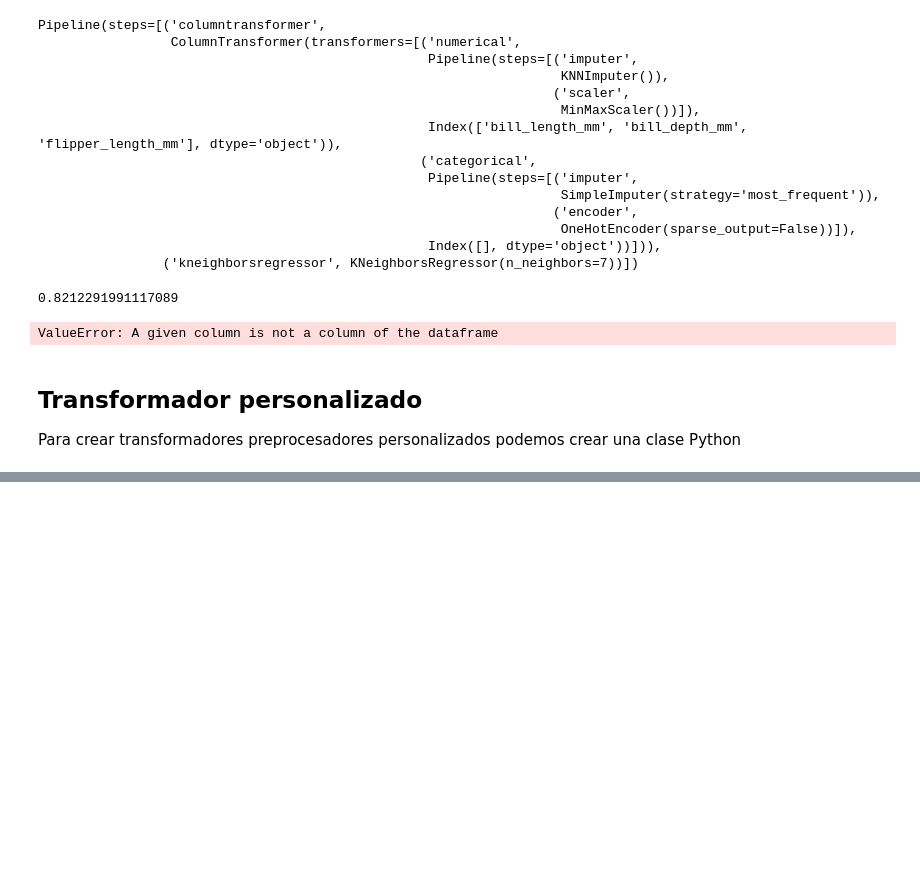
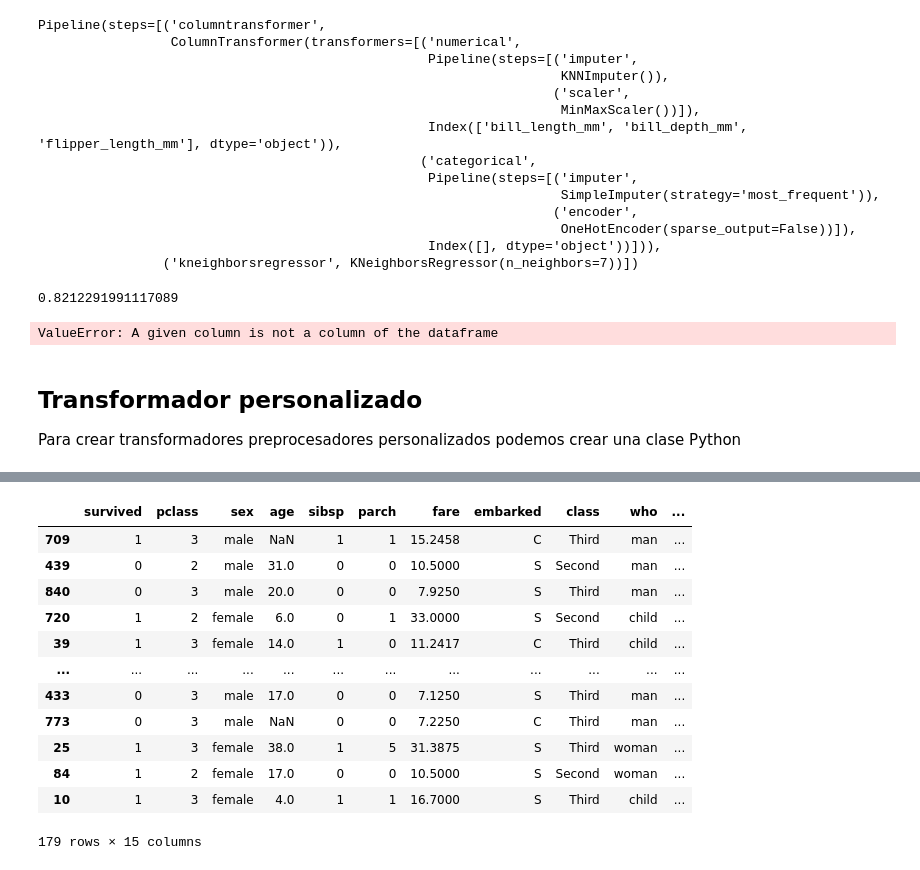
Before and after one commit to ceciorosco/Cecilia-Repositorio, a Jupyter notebook: Modulo 5/pipelines.ipynb, the cells around one changed output, grey strips where cells are left out. Drawn from its saved outputs; the diff is of its cells as text; code cells hidden in the pictures; blank space fills up the shorter version.

```diff
--- a/Modulo 5/pipelines.ipynb
+++ b/Modulo 5/pipelines.ipynb
@@ -312,0 +529,16 @@ class Debugger(BaseEstimator, TransformerMixin):
+# %%
+pipeline.transform(X_test)
+# %% [output]
+|  | survived | pclass | sex | age | sibsp | parch | fare | embarked | class | who | ... |
+| 709 | 1 | 3 | male | NaN | 1 | 1 | 15.2458 | C | Third | man | ... |
+| 439 | 0 | 2 | male | 31.0 | 0 | 0 | 10.5000 | S | Second | man | ... |
+| 840 | 0 | 3 | male | 20.0 | 0 | 0 | 7.9250 | S | Third | man | ... |
+| 720 | 1 | 2 | female | 6.0 | 0 | 1 | 33.0000 | S | Second | child | ... |
+| 39 | 1 | 3 | female | 14.0 | 1 | 0 | 11.2417 | C | Third | child | ... |
+| ... | ... | ... | ... | ... | ... | ... | ... | ... | ... | ... | ... |
+| 433 | 0 | 3 | male | 17.0 | 0 | 0 | 7.1250 | S | Third | man | ... |
+| 773 | 0 | 3 | male | NaN | 0 | 0 | 7.2250 | C | Third | man | ... |
+| 25 | 1 | 3 | female | 38.0 | 1 | 5 | 31.3875 | S | Third | woman | ... |
+| 84 | 1 | 2 | female | 17.0 | 0 | 0 | 10.5000 | S | Second | woman | ... |
+| 10 | 1 | 3 | female | 4.0 | 1 | 1 | 16.7000 | S | Third | child | ... |
+179 rows × 15 columns
```
Also changed, not shown: parts of 14 cells of this notebook, 1 other file.
